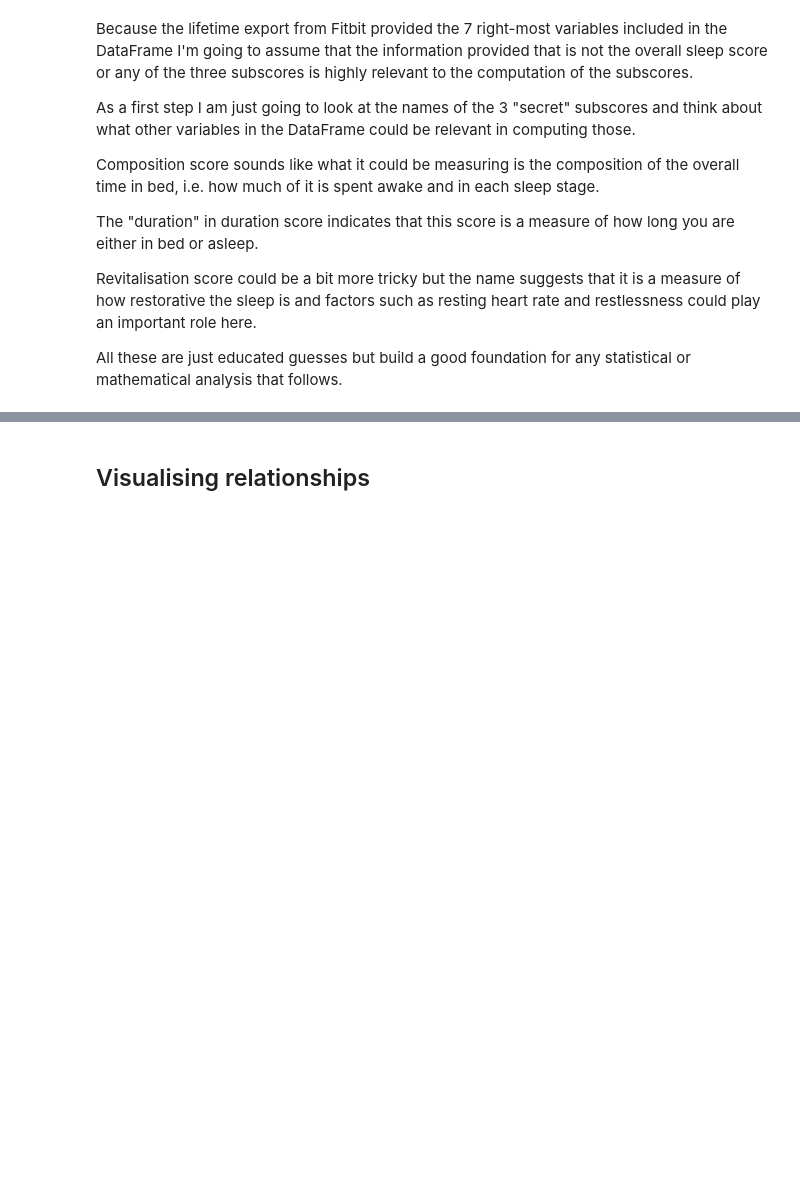
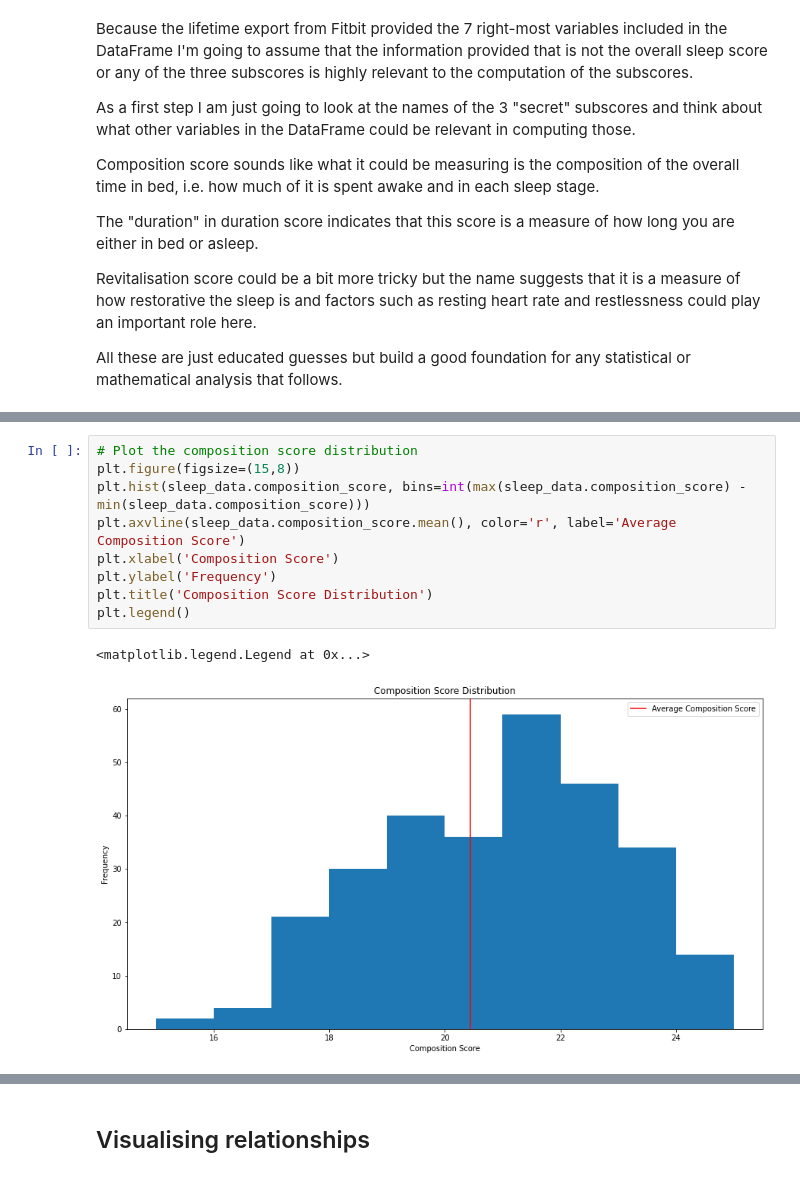
Before and after one commit to JoBe10/Fitbit-Sleep-Score, a Jupyter notebook: Sleep_Scores/Fitbit_Sleep_Score_Secret.ipynb, the cells around one changed output, grey strips where cells are left out. Saved outputs shown, nothing was run; the diff lists cells and outputs as text; blank space fills up the shorter version.

```diff
--- a/Sleep_Scores/Fitbit_Sleep_Score_Secret.ipynb
+++ b/Sleep_Scores/Fitbit_Sleep_Score_Secret.ipynb
@@ -96,0 +111,12 @@ All these are just educated guesses but build a good foundation for any statisti
+# %%
+# Plot the composition score distribution
+plt.figure(figsize=(15,8))
+plt.hist(sleep_data.composition_score, bins=int(max(sleep_data.composition_score) - min(sleep_data.composition_score)))
+plt.axvline(sleep_data.composition_score.mean(), color='r', label='Average Composition Score')
+plt.xlabel('Composition Score')
+plt.ylabel('Frequency')
+plt.title('Composition Score Distribution')
+plt.legend()
+# %% [output]
+<matplotlib.legend.Legend at 0x...>
+[figure, added]
```
Also changed, not shown: parts of 12 cells of this notebook, 2 other files.
